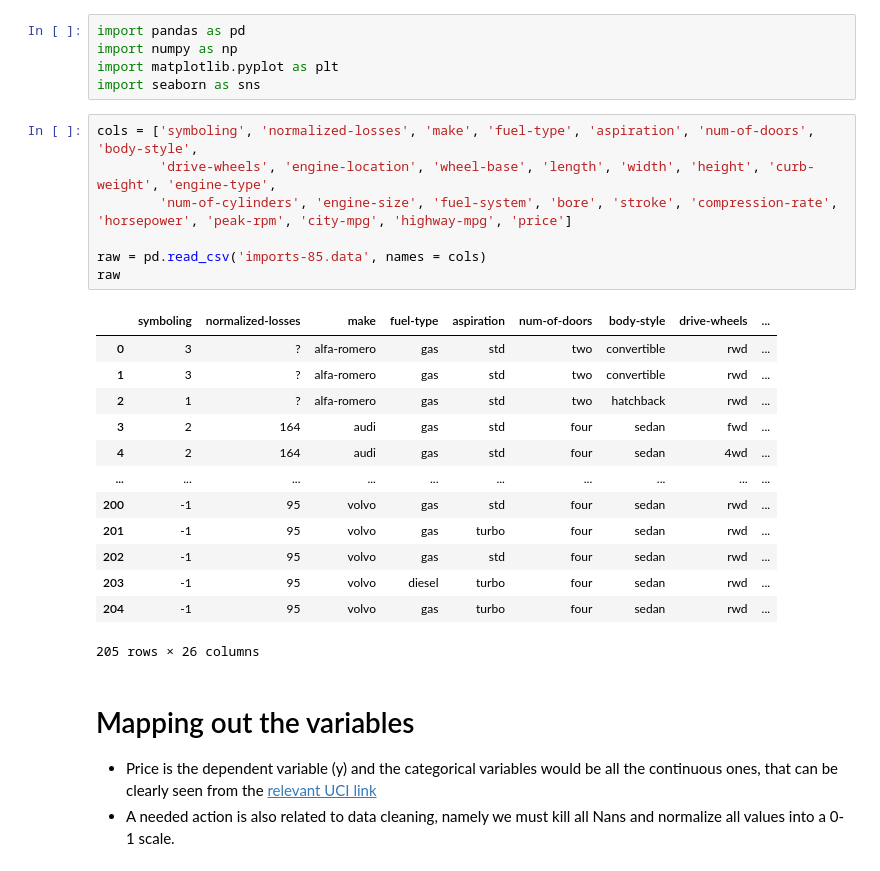
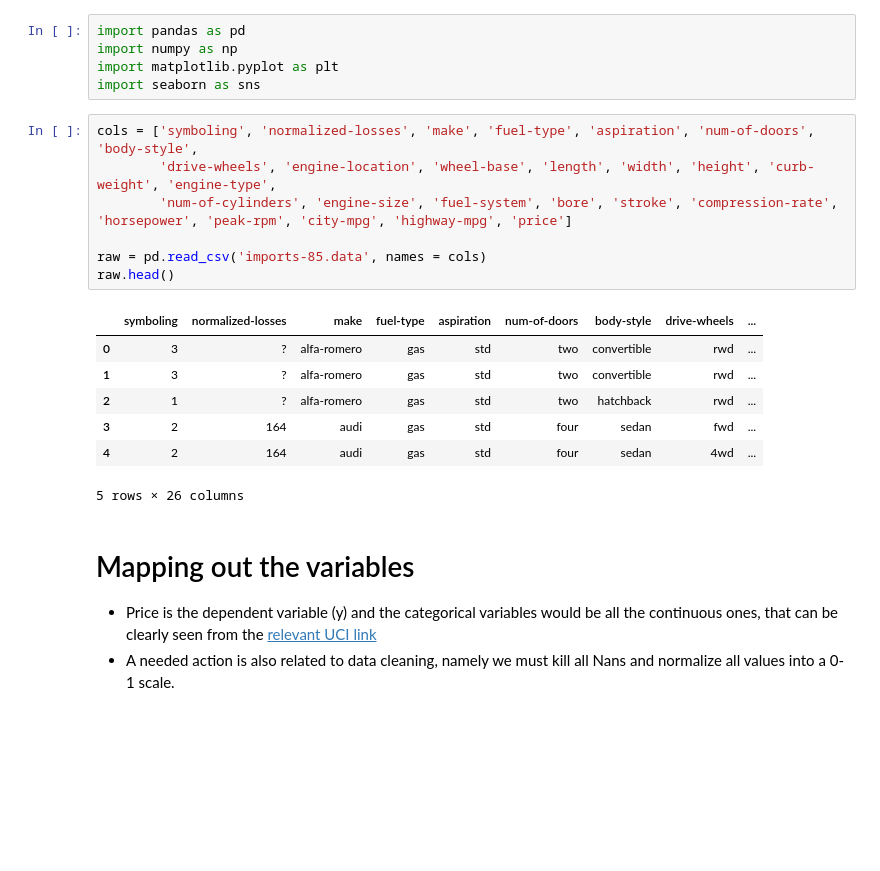
Before and after one commit to nlong-ds/dataquest, a Jupyter notebook: data-scientist-path/predicting-car-prices/predicting_car_prices.ipynb, the cells around one changed output. Drawn from its saved outputs; the diff is of its cells as text; blank space fills up the shorter version.

```diff
--- a/data-scientist-path/predicting-car-prices/predicting_car_prices.ipynb
+++ b/data-scientist-path/predicting-car-prices/predicting_car_prices.ipynb
@@ -8,24 +8,18 @@ import seaborn as sns
 # %%
 cols = ['symboling', 'normalized-losses', 'make', 'fuel-type', 'aspiration', 'num-of-doors', 'body-style',
         'drive-wheels', 'engine-location', 'wheel-base', 'length', 'width', 'height', 'curb-weight', 'engine-type',
         'num-of-cylinders', 'engine-size', 'fuel-system', 'bore', 'stroke', 'compression-rate', 'horsepower', 'peak-rpm', 'city-mpg', 'highway-mpg', 'price']
 
 raw = pd.read_csv('imports-85.data', names = cols)
-raw
+raw.head()
 # %% [output]
 |  | symboling | normalized-losses | make | fuel-type | aspiration | num-of-doors | body-style | drive-wheels | ... |
 | 0 | 3 | ? | alfa-romero | gas | std | two | convertible | rwd | ... |
 | 1 | 3 | ? | alfa-romero | gas | std | two | convertible | rwd | ... |
 | 2 | 1 | ? | alfa-romero | gas | std | two | hatchback | rwd | ... |
 | 3 | 2 | 164 | audi | gas | std | four | sedan | fwd | ... |
 | 4 | 2 | 164 | audi | gas | std | four | sedan | 4wd | ... |
-| ... | ... | ... | ... | ... | ... | ... | ... | ... | ... |
-| 200 | -1 | 95 | volvo | gas | std | four | sedan | rwd | ... |
-| 201 | -1 | 95 | volvo | gas | turbo | four | sedan | rwd | ... |
-| 202 | -1 | 95 | volvo | gas | std | four | sedan | rwd | ... |
-| 203 | -1 | 95 | volvo | diesel | turbo | four | sedan | rwd | ... |
-| 204 | -1 | 95 | volvo | gas | turbo | four | sedan | rwd | ... |
-205 rows × 26 columns
+5 rows × 26 columns
 # %% [markdown]
 # Mapping out the variables
 - Price is the dependent variable (y) and the categorical variables would be all the continuous ones, that can be clearly seen from the [relevant UCI link]('https://archive.ics.uci.edu/ml/datasets/automobile')
```
Also changed, not shown: parts of 5 cells of this notebook.
